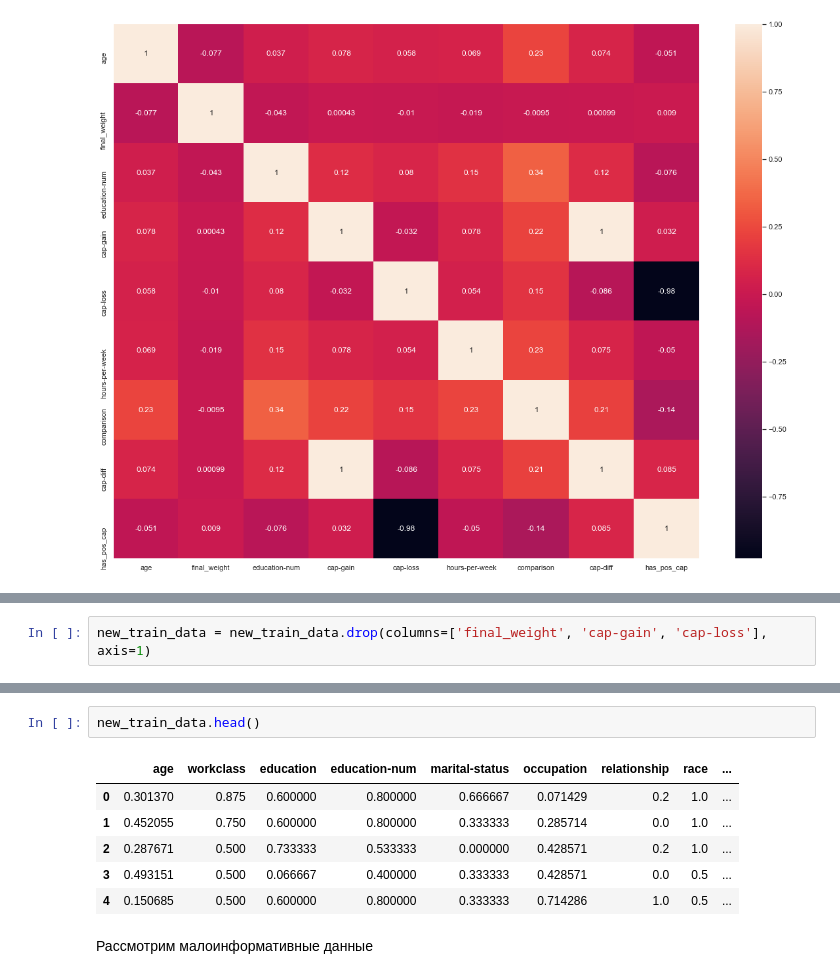
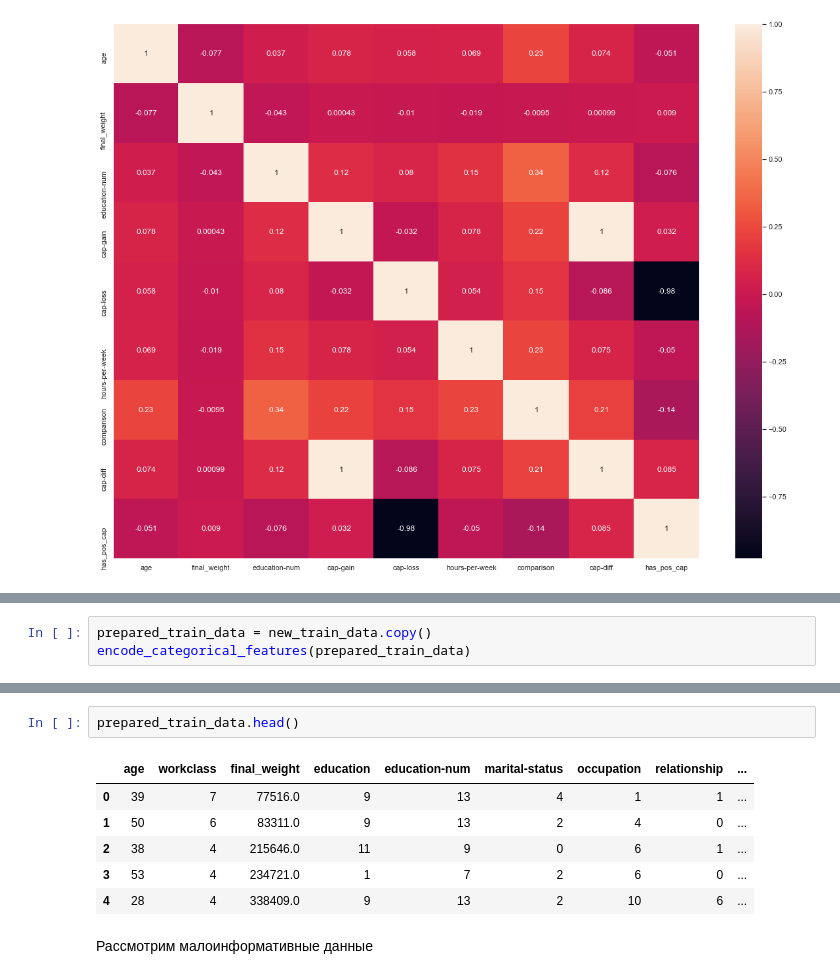
Before and after one commit to DimaScientist/WA-Test-DS, a Jupyter notebook: TestTask.ipynb, the cells around one changed output, grey strips where cells are left out. Cells and saved outputs as stored; diff of their text form.

```diff
--- a/TestTask.ipynb
+++ b/TestTask.ipynb
@@ -406,6 +419,4 @@ sns.heatmap(data=new_train_data.corr(), annot=True)
 Также можно видеть, что признак final_weight не сильно влияет на исход, поэтому можно избавиться и от него
-# %%
-new_train_data = new_train_data.drop(columns=['final_weight', 'cap-gain', 'cap-loss'], axis=1)
 # %%
 def encode_categorical_features(df):
     le = LabelEncoder()
@@ -447 +455,4 @@ scaling_data(new_train_data)
+# %%
+prepared_train_data = new_train_data.copy()
+encode_categorical_features(prepared_train_data)
 # %%
@@ -467,12 +478,12 @@ for i, col in enumerate(new_train_data.columns):
 # %%
-new_train_data.head()
+prepared_train_data.head()
 # %% [output]
-|  | age | workclass | education | education-num | marital-status | occupation | relationship | race | ... |
-| 0 | 0.301370 | 0.875 | 0.600000 | 0.800000 | 0.666667 | 0.071429 | 0.2 | 1.0 | ... |
-| 1 | 0.452055 | 0.750 | 0.600000 | 0.800000 | 0.333333 | 0.285714 | 0.0 | 1.0 | ... |
-| 2 | 0.287671 | 0.500 | 0.733333 | 0.533333 | 0.000000 | 0.428571 | 0.2 | 1.0 | ... |
-| 3 | 0.493151 | 0.500 | 0.066667 | 0.400000 | 0.333333 | 0.428571 | 0.0 | 0.5 | ... |
-| 4 | 0.150685 | 0.500 | 0.600000 | 0.800000 | 0.333333 | 0.714286 | 1.0 | 0.5 | ... |
+|  | age | workclass | final_weight | education | education-num | marital-status | occupation | relationship | ... |
+| 0 | 39 | 7 | 77516.0 | 9 | 13 | 4 | 1 | 1 | ... |
+| 1 | 50 | 6 | 83311.0 | 9 | 13 | 2 | 4 | 0 | ... |
+| 2 | 38 | 4 | 215646.0 | 11 | 9 | 0 | 6 | 1 | ... |
+| 3 | 53 | 4 | 234721.0 | 1 | 7 | 2 | 6 | 0 | ... |
+| 4 | 28 | 4 | 338409.0 | 9 | 13 | 2 | 10 | 6 | ... |
 # %% [markdown]
 Рассмотрим малоинформативные данные
 # %%
```
Also changed, not shown: parts of 63 cells of this notebook.
